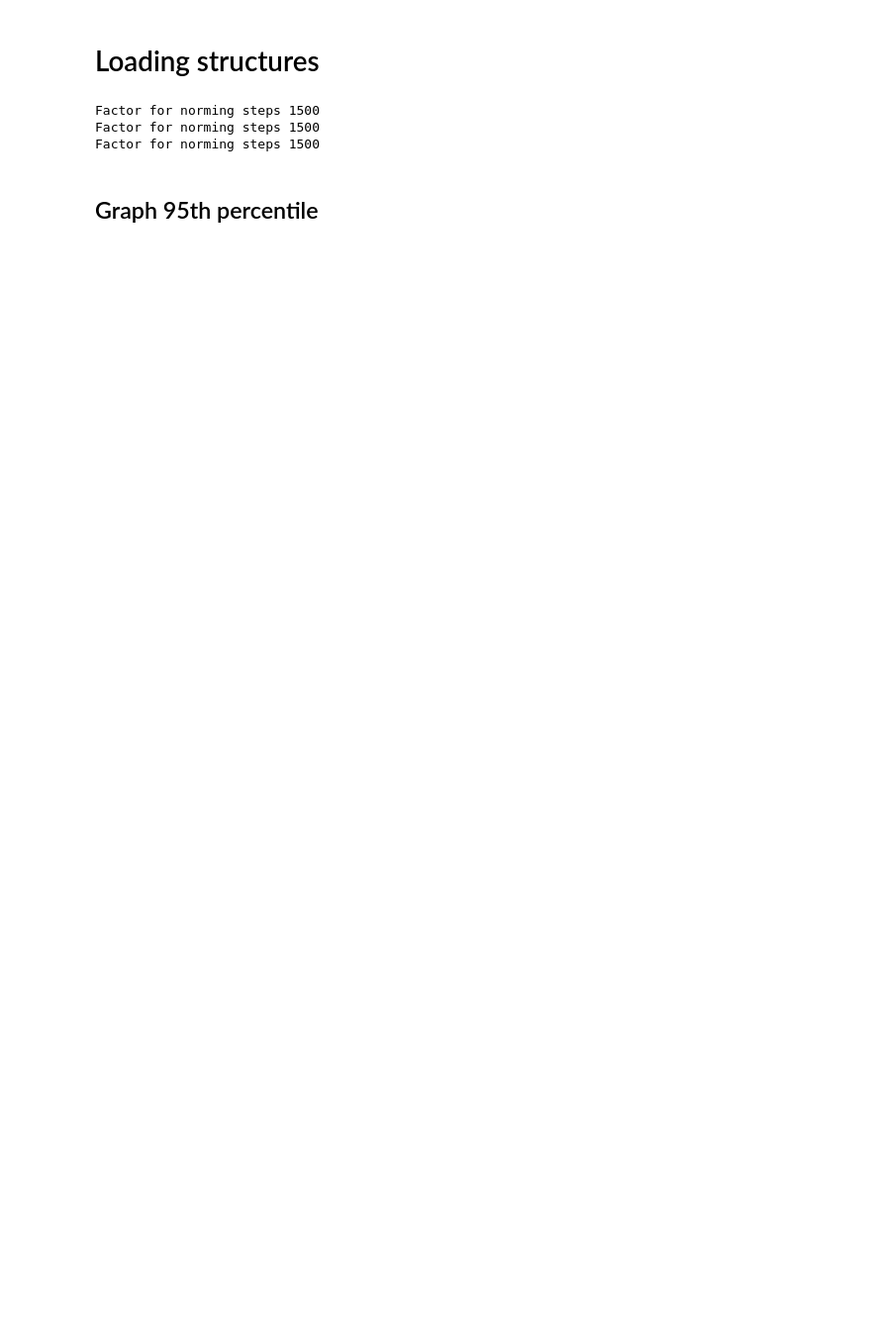
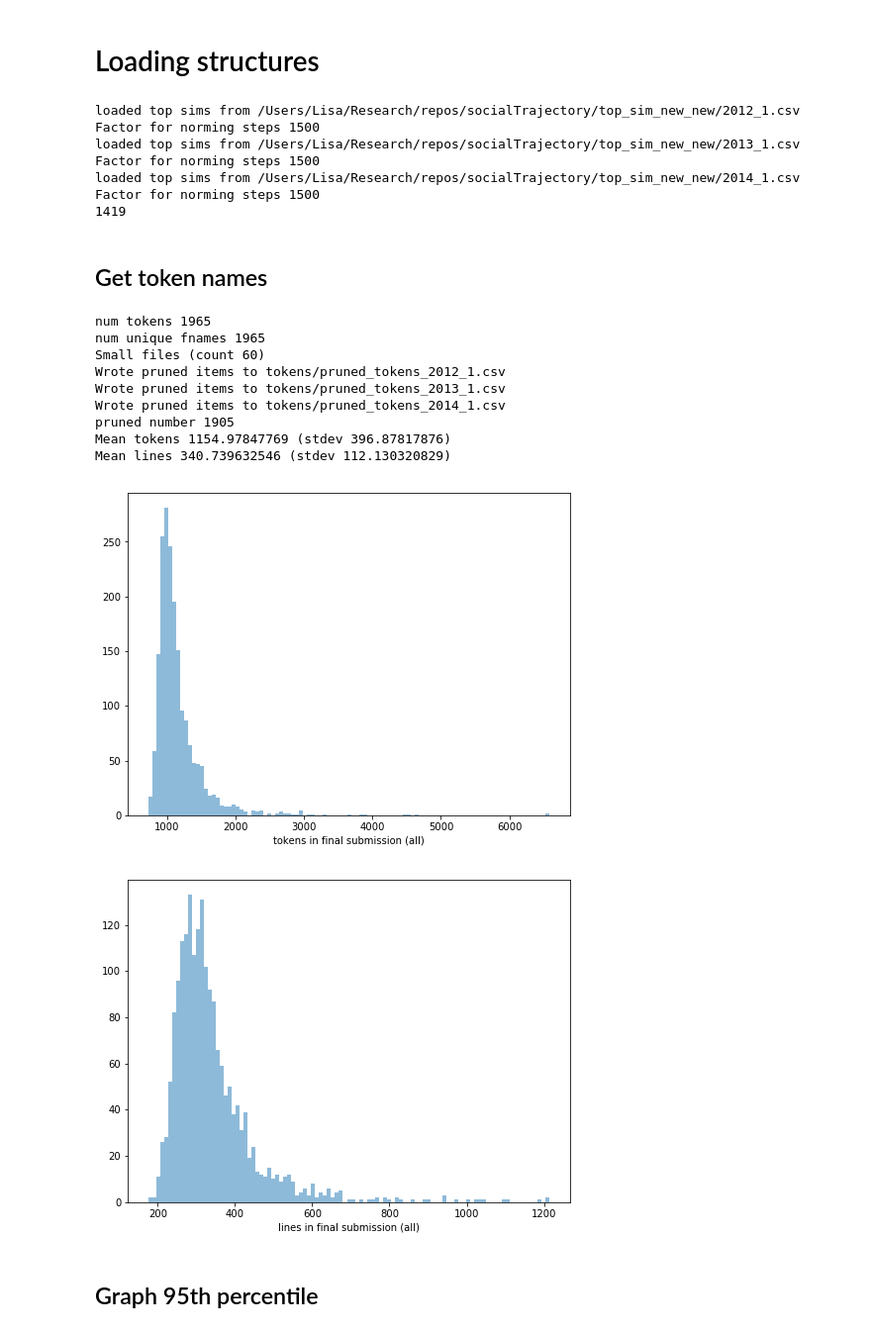
Before and after one commit to chrispiech/SocialTrajectory, a Jupyter notebook: outliers.ipynb, the cells around one changed output. Shown at 99% size. Cells and saved outputs as stored; diff of their text form; code cells hidden in the pictures; blank space fills up the shorter version.

```diff
--- a/outliers.ipynb
+++ b/outliers.ipynb
@@ -26,13 +33,83 @@ year_qs = ['2012_1', '2013_1', '2014_1']
 field_ys = ['pself', 'pother', 'token']
 top_sims = {}
 for year_q in year_qs:
-    top_sims_year_q = load_top_sims(year_q)
+    top_sims_year_q = load_top_sims(year_q, sim_dir=sim_dir)
     preprocess_top_sims(top_sims_year_q)
     top_sims.update(top_sims_year_q)
+print len(top_sims.keys())
 # %% [output]
+loaded top sims from /Users/Lisa/Research/repos/socialTrajectory/top_sim_new_new/2012_1.csv
 Factor for norming steps 1500
+loaded top sims from /Users/Lisa/Research/repos/socialTrajectory/top_sim_new_new/2013_1.csv
 Factor for norming steps 1500
+loaded top sims from /Users/Lisa/Research/repos/socialTrajectory/top_sim_new_new/2014_1.csv
 Factor for norming steps 1500
+1419
+# %% [markdown]
+## Get token names
+# %%
+fnames, token_lens, line_lens = [], [], []
+for year_q in year_qs:
+    with open(os.path.join('tokens', 'tokens_%s.csv' % year_q), 'r') as f:
+        lines = f.readlines()
+    year_q_fnames, year_q_token_lens, year_q_line_lens = zip(*([line.strip().split(',') for line in lines]))
+    fnames += year_q_fnames
+    token_lens += year_q_token_lens
+    line_lens += year_q_line_lens
+token_lens = map(int, token_lens)
+line_lens = map(int, line_lens)
+print "num tokens", len(token_lens)
+print "num unique fnames", len(list(set(fnames)))
+
+TOKEN_THRESH = 700
+small_ones = [fnames[i] for i, _ in enumerate(token_lens) if token_lens[i] <= TOKEN_THRESH]
+print "Small files (count {})".format(len(small_ones))
+#print ' '.join(small_ones)
+
+# NOTE: fixing at 700 as the threshold for a complete breakout solution.
+keep_inds = [i for i, _ in enumerate(token_lens) if token_lens[i] > TOKEN_THRESH]
+zipped_ver = zip(fnames, token_lens, line_lens)
+fnames, token_lens, line_lens = zip(*([zipped_ver[i] for i in keep_inds]))
+zipped_ver = zip(fnames, token_lens, line_lens)
+for year_q in year_qs:
+    year_items = [tup for tup in zipped_ver if year_q in tup[0]]
+    with open(os.path.join('tokens', 'pruned_tokens_%s.csv' % year_q), 'w') as f:
+        f.write('\n'.join([','.join(map(str, tup)) for tup in year_items]))
+        print "Wrote pruned items to", f.name
+print "pruned number", len(token_lens)
+print "Mean tokens {} (stdev {})".format(np.mean(token_lens), np.std(token_lens))
+print "Mean lines {} (stdev {})".format(np.mean(line_lens), np.std(line_lens))
+
+plt.figure(figsize=(8,6))
+ax = plt.gca()
+vals, bins, _ = ax.hist(token_lens, bins=101, alpha=0.5,align='mid')
+ax.set_xlabel('tokens in final submission (all)')
+fig.suptitle('PMF of total tokens in final submission')
+plt.show()
+
+plt.figure(figsize=(8,6))
+ax = plt.gca()
+vals, bins, _ =ax.hist(line_lens, bins=101, alpha=0.5,align='mid')
+ax.set_xlabel('lines in final submission (all)')
+fig.suptitle('PMF of total lines in final submission')
+plt.show()
+#print ','.join(['%.2f' % item for item in bins.tolist()])
+#print vals.tolist()
+
+small_ones = [(fnames[i], token_lens[i], line_lens[i]) for i, _ in enumerate(token_lens) if token_lens[i] <= 800]
+small_ones.sort(key=lambda (fname, token_len, line_len): token_len)
+# %% [output]
+num tokens 1965
+num unique fnames 1965
+Small files (count 60)
+Wrote pruned items to tokens/pruned_tokens_2012_1.csv
+Wrote pruned items to tokens/pruned_tokens_2013_1.csv
+Wrote pruned items to tokens/pruned_tokens_2014_1.csv
+pruned number 1905
+Mean tokens 1154.97847769 (stdev 396.87817876)
+Mean lines 340.739632546 (stdev 112.130320829)
+[figure, added]
+[figure, added]
 # %% [markdown]
 ## Graph 95th percentile
 # %%
```
Also changed, not shown: parts of 10 cells of this notebook, 8 other files.
